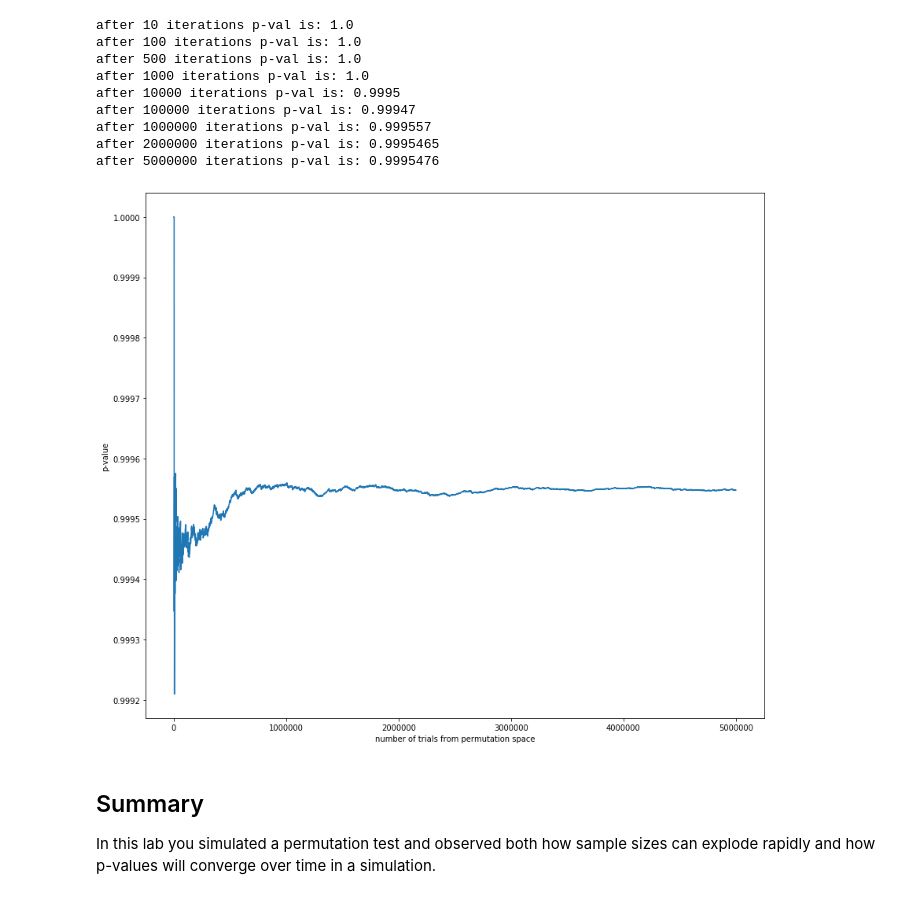
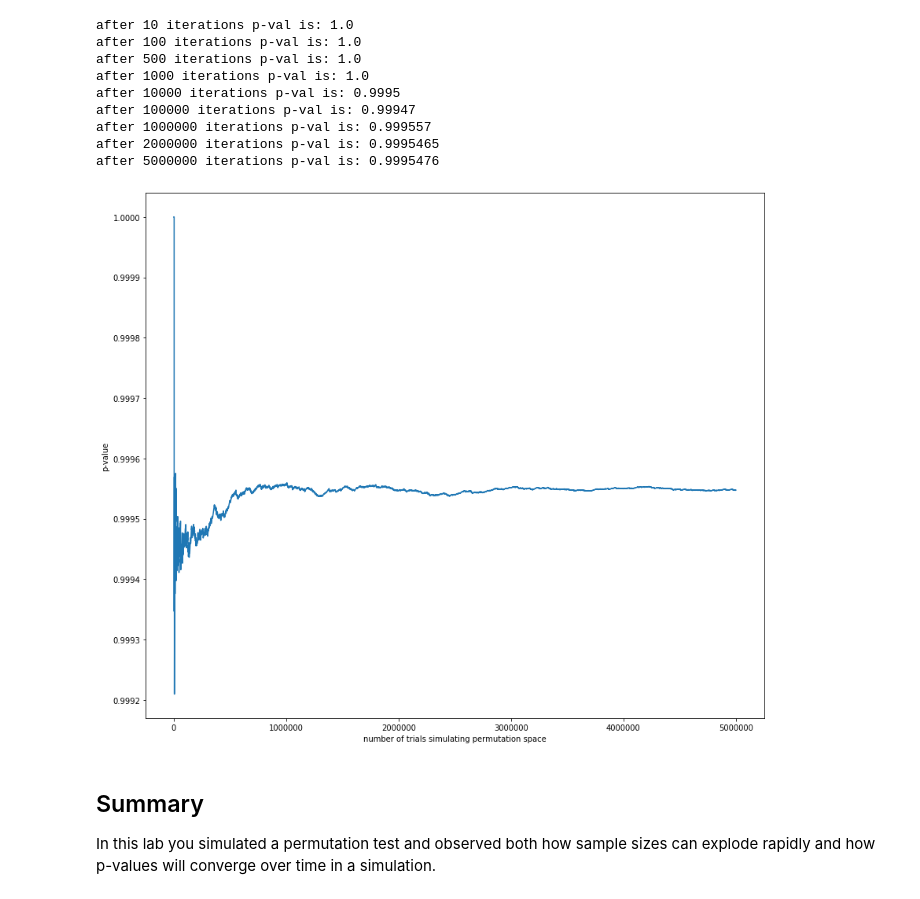
Before and after one commit to sacontreras/dsc-monte-carlo-simulations-lab-online-ds-sp-000, a Jupyter notebook: index.ipynb, the cells around one changed output. Drawn from its saved outputs; the diff is of its cells as text; code cells hidden in the pictures.

```diff
--- a/index.ipynb
+++ b/index.ipynb
@@ -95,12 +95,12 @@ after 5000000 iterations p-val is: 0.9995476
 # %%
 fig = plt.figure(figsize=(12,10))
 plt.plot(list(range(p_val_checkpoints[-1])), p_vals)
-plt.xlabel(f"number of trials from permutation space")
+plt.xlabel(f"number of trials simulating permutation space")
 plt.ylabel("p-value")
 fig.tight_layout()
 plt.show();
 # %% [output]
-[figure, old version]
+[figure, new version]
 # %% [markdown]
 ## Summary
 
```
